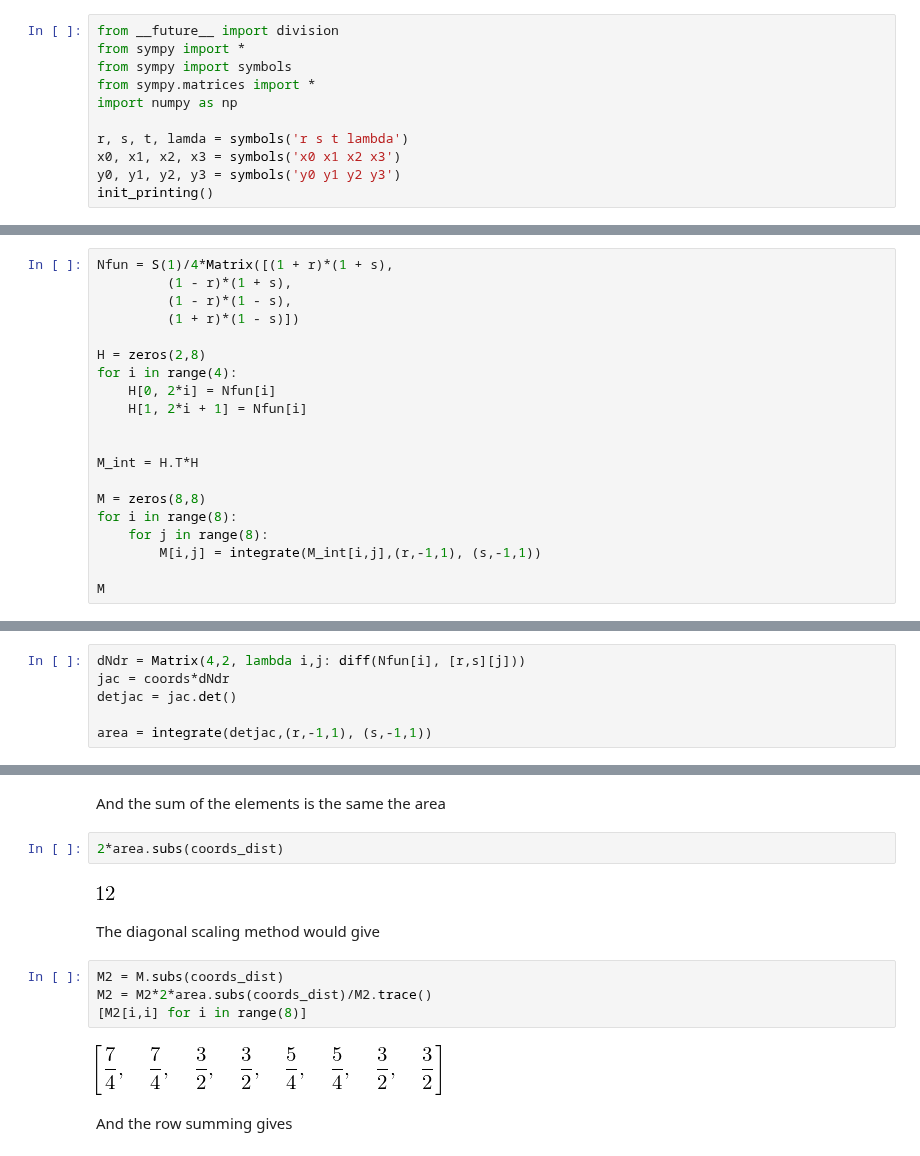
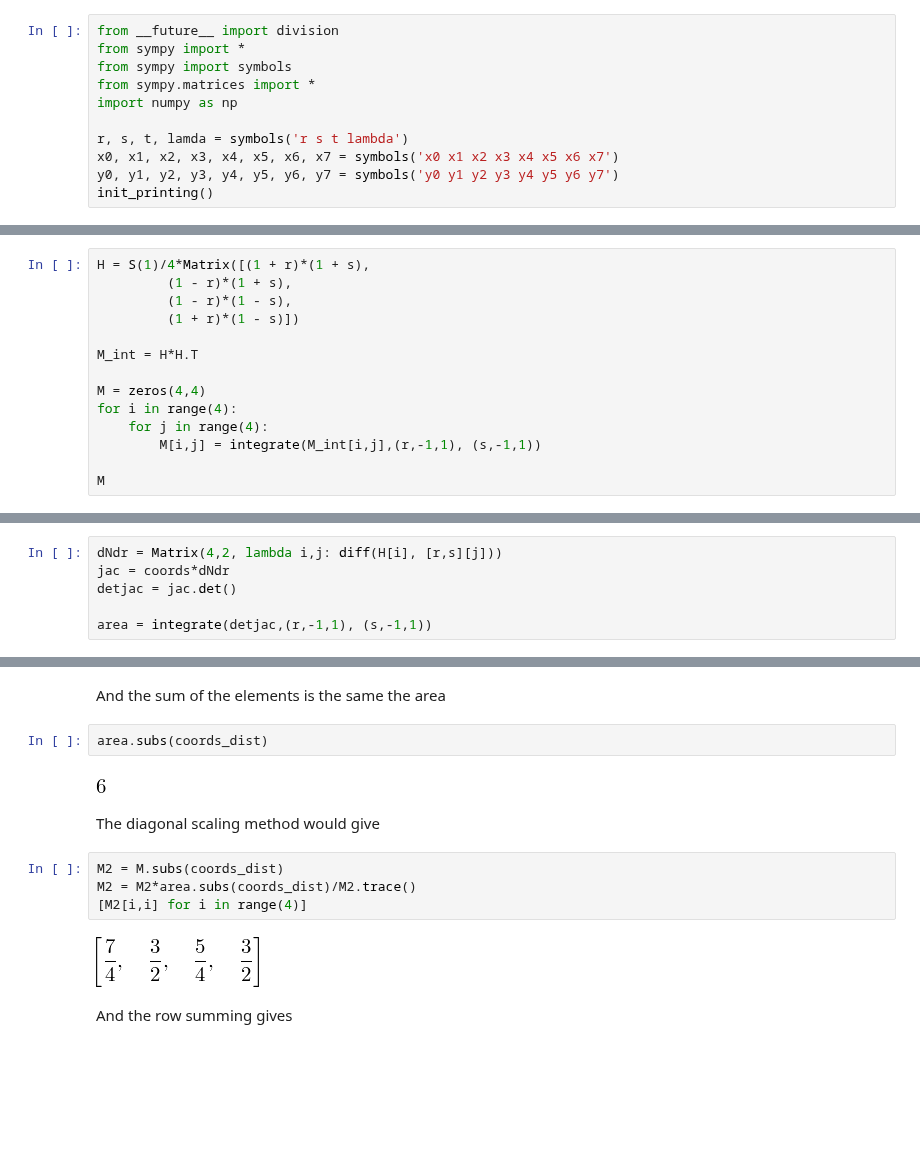
Before and after one commit to nicoguaro/notebooks_examples, a Jupyter notebook: Optimal_mass_matrix.ipynb, the cells around one changed output, grey strips where cells are left out. Cells and saved outputs as stored; diff of their text form; blank space fills up the shorter version.

```diff
--- a/Optimal_mass_matrix.ipynb
+++ b/Optimal_mass_matrix.ipynb
@@ -8,8 +8,8 @@ from sympy.matrices import *
 import numpy as np
 
 r, s, t, lamda = symbols('r s t lambda')
-x0, x1, x2, x3 = symbols('x0 x1 x2 x3')
-y0, y1, y2, y3 = symbols('y0 y1 y2 y3')
+x0, x1, x2, x3, x4, x5, x6, x7 = symbols('x0 x1 x2 x3 x4 x5 x6 x7')
+y0, y1, y2, y3, y4, y5, y6, y7 = symbols('y0 y1 y2 y3 y4 y5 y6 y7')
 init_printing()
 # %%
 def mat_fun(M, fun):
@@ -109,22 +119,16 @@ def mat_dist(A, B, dist="frob"):
 # %% [markdown]
 The mass matrix is computed below
 # %%
-Nfun = S(1)/4*Matrix([(1 + r)*(1 + s),
+H = S(1)/4*Matrix([(1 + r)*(1 + s),
          (1 - r)*(1 + s),
          (1 - r)*(1 - s),
          (1 + r)*(1 - s)])
 
-H = zeros(2,8)
+M_int = H*H.T
+
+M = zeros(4,4)
 for i in range(4):
-    H[0, 2*i] = Nfun[i]
-    H[1, 2*i + 1] = Nfun[i]
-
-
-M_int = H.T*H
-
-M = zeros(8,8)
-for i in range(8):
-    for j in range(8):
+    for j in range(4):
         M[i,j] = integrate(M_int[i,j],(r,-1,1), (s,-1,1))
 
 M
@@ -185,7 +193,7 @@ coords = Matrix([
  [y0,y1,y2,y3]
 ])
 # %%
-dNdr = Matrix(4,2, lambda i,j: diff(Nfun[i], [r,s][j]))
+dNdr = Matrix(4,2, lambda i,j: diff(H[i], [r,s][j]))
 jac = coords*dNdr
 detjac = jac.det()
 
@@ -232,17 +240,17 @@ sol_dist
 # %% [markdown]
 And the sum of the elements is the same the area
 # %%
-2*area.subs(coords_dist)
+area.subs(coords_dist)
 # %% [output]
-[figure, old version]
+[figure, new version]
 # %% [markdown]
 The diagonal scaling method would give
 # %%
 M2 = M.subs(coords_dist)
-M2 = M2*2*area.subs(coords_dist)/M2.trace()
-[M2[i,i] for i in range(8)]
+M2 = M2*area.subs(coords_dist)/M2.trace()
+[M2[i,i] for i in range(4)]
 # %% [output]
-[figure, old version]
+[figure, new version]
 # %% [markdown]
 And the row summing gives
 # %%
```
Also changed, not shown: parts of 43 cells of this notebook.
